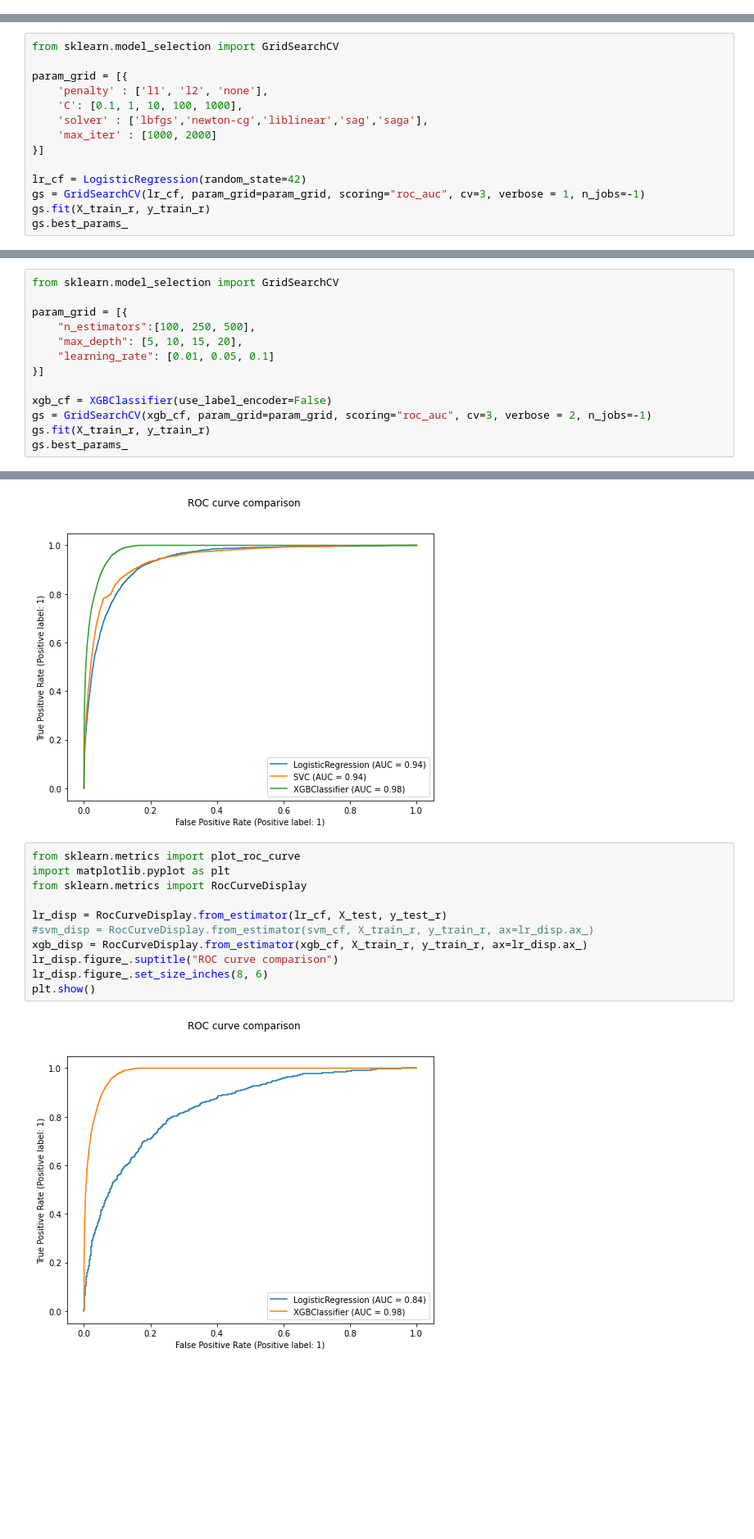
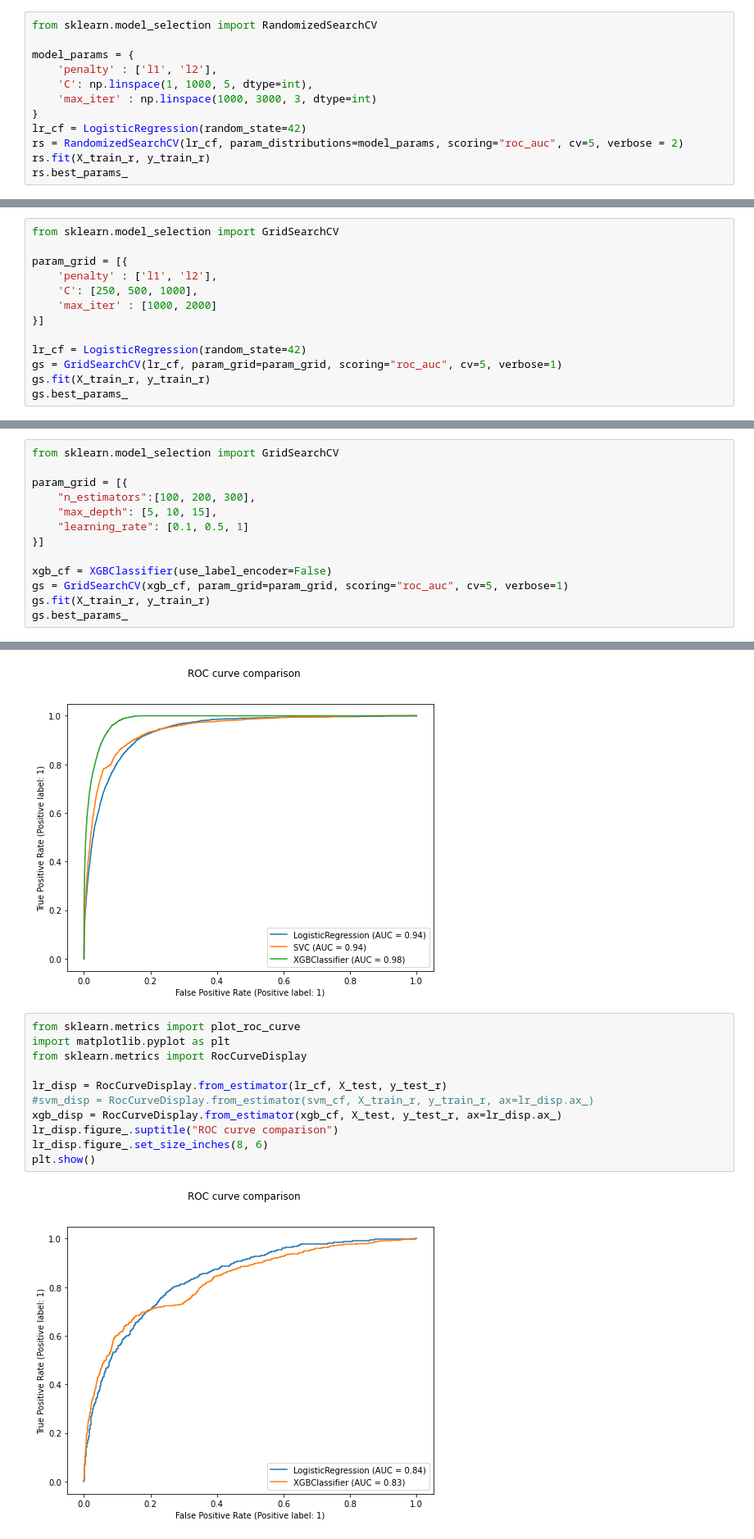
Before and after one commit to timo282/Tanzania_Pumps_Prediction, a Jupyter notebook: project_modeling_2.ipynb, the cells around one changed output, grey strips where cells are left out. Shown: that part at 82% size. Drawn from its saved outputs; the diff is of its cells as text; blank space fills up the shorter version.

Commit message:
model tuning

```diff
--- a/project_modeling_2.ipynb
+++ b/project_modeling_2.ipynb
@@ -395,3 +390,15 @@ Gewählte Modelle:
 df_tuned = pd.DataFrame(data=[], columns=["Model", "AUC Train", "AUC CV", "ACC CV"])
 # %% [markdown]
 #### Logistic Regression
+# %%
+from sklearn.model_selection import RandomizedSearchCV
+
+model_params = {
+    'penalty' : ['l1', 'l2'],
+    'C': np.linspace(1, 1000, 5, dtype=int),
+    'max_iter' : np.linspace(1000, 3000, 3, dtype=int)
+}
+lr_cf = LogisticRegression(random_state=42)
+rs = RandomizedSearchCV(lr_cf, param_distributions=model_params, scoring="roc_auc", cv=5, verbose = 2)
+rs.fit(X_train_r, y_train_r)
+rs.best_params_
@@ -399,14 +443,13 @@ df_tuned = pd.DataFrame(data=[], columns=["Model", "AUC Train", "AUC CV", "ACC C
 from sklearn.model_selection import GridSearchCV
 
 param_grid = [{
-    'penalty' : ['l1', 'l2', 'none'],
-    'C': [0.1, 1, 10, 100, 1000],
-    'solver' : ['lbfgs','newton-cg','liblinear','sag','saga'],
+    'penalty' : ['l1', 'l2'],
+    'C': [250, 500, 1000],
     'max_iter' : [1000, 2000]
 }]
 
 lr_cf = LogisticRegression(random_state=42)
-gs = GridSearchCV(lr_cf, param_grid=param_grid, scoring="roc_auc", cv=3, verbose = 1, n_jobs=-1)
+gs = GridSearchCV(lr_cf, param_grid=param_grid, scoring="roc_auc", cv=5, verbose=1)
 gs.fit(X_train_r, y_train_r)
 gs.best_params_
 # %% [output]
@@ -482,13 +524,13 @@ df_tuned.loc[len(df_tuned)] = [svm_cf, auc_train, auc_cv, acc_cv]
 from sklearn.model_selection import GridSearchCV
 
 param_grid = [{
-    "n_estimators":[100, 250, 500],
-    "max_depth": [5, 10, 15, 20],
-    "learning_rate": [0.01, 0.05, 0.1]
+    "n_estimators":[100, 200, 300],
+    "max_depth": [5, 10, 15],
+    "learning_rate": [0.1, 0.5, 1]
 }]
 
 xgb_cf = XGBClassifier(use_label_encoder=False)
-gs = GridSearchCV(xgb_cf, param_grid=param_grid, scoring="roc_auc", cv=3, verbose = 2, n_jobs=-1)
+gs = GridSearchCV(xgb_cf, param_grid=param_grid, scoring="roc_auc", cv=5, verbose=1)
 gs.fit(X_train_r, y_train_r)
 gs.best_params_
 # %% [output]
@@ -560,13 +602,13 @@ plt.show()
 # %%
 from sklearn.metrics import plot_roc_curve
 import matplotlib.pyplot as plt
 from sklearn.metrics import RocCurveDisplay
 
 lr_disp = RocCurveDisplay.from_estimator(lr_cf, X_test, y_test_r)
 #svm_disp = RocCurveDisplay.from_estimator(svm_cf, X_train_r, y_train_r, ax=lr_disp.ax_)
-xgb_disp = RocCurveDisplay.from_estimator(xgb_cf, X_train_r, y_train_r, ax=lr_disp.ax_)
+xgb_disp = RocCurveDisplay.from_estimator(xgb_cf, X_test, y_test_r, ax=lr_disp.ax_)
 lr_disp.figure_.suptitle("ROC curve comparison")
 lr_disp.figure_.set_size_inches(8, 6)
 plt.show()
 # %% [output]
-[figure, old version]
+[figure, new version]
```
Also changed, not shown: parts of 14 cells of this notebook.
